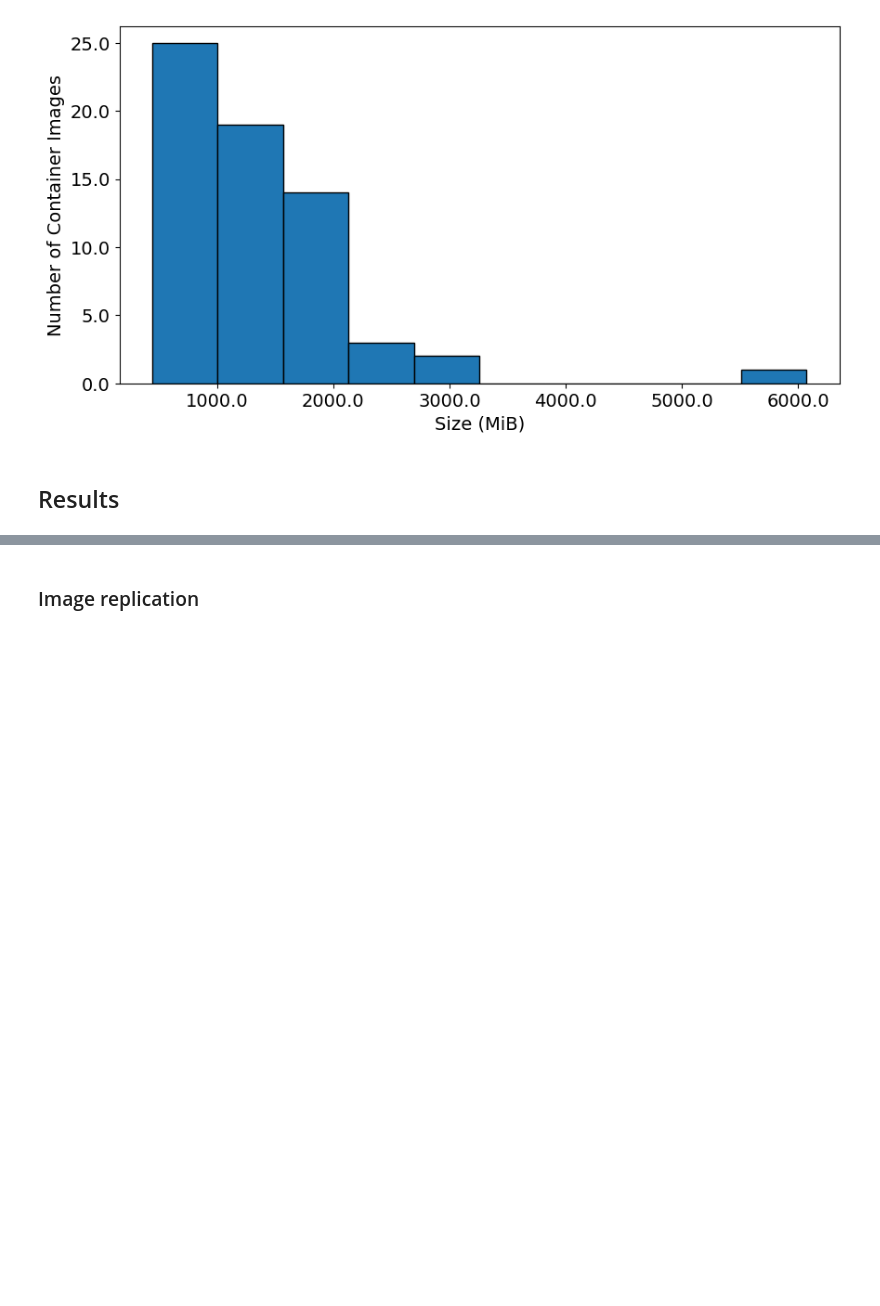
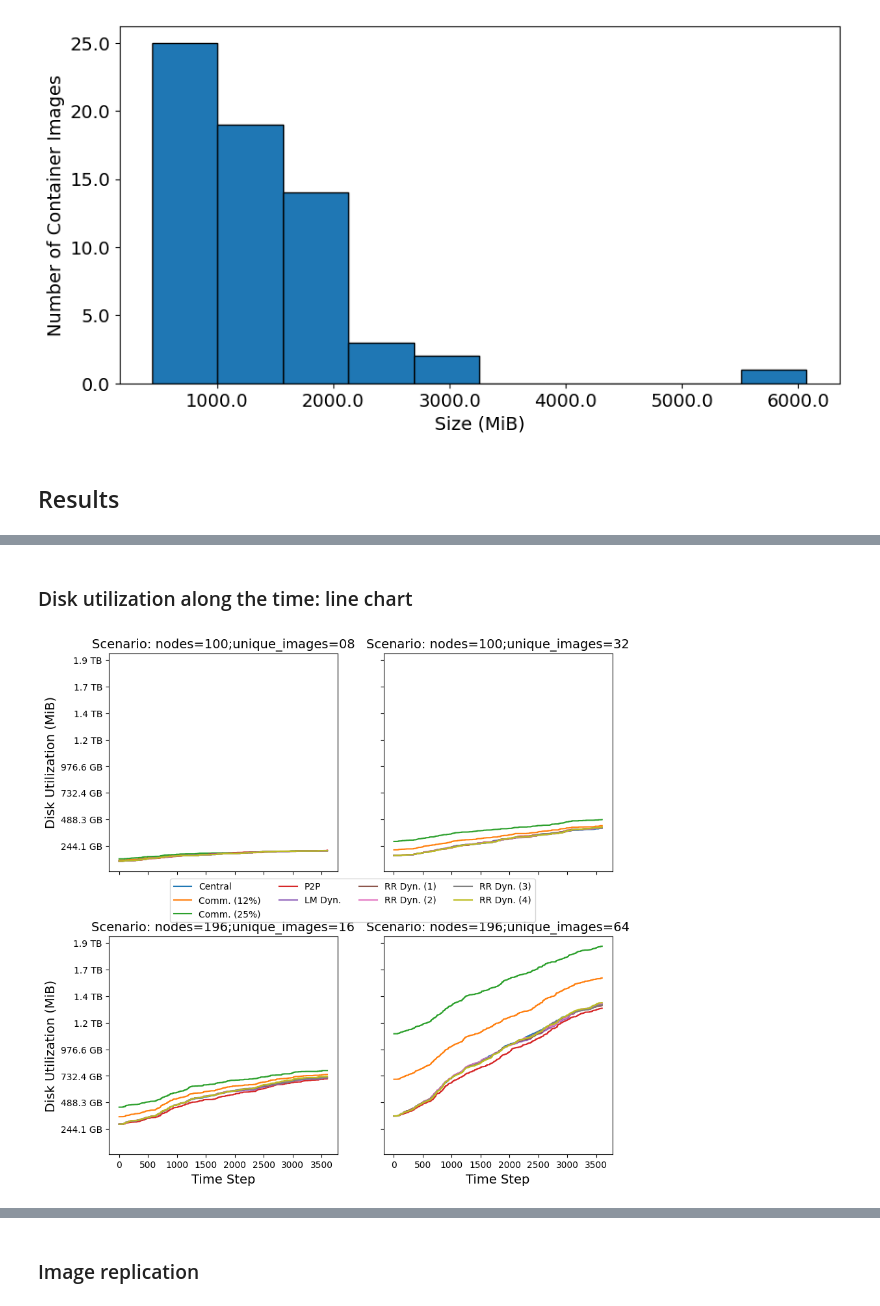
Before and after one commit to lucasroges/dynamic-registry-provisioning, a Jupyter notebook: analysis.ipynb, the cells around one changed output, grey strips where cells are left out. Drawn from its saved outputs; the diff is of its cells as text; code cells hidden in the pictures; blank space fills up the shorter version.

```diff
--- a/analysis.ipynb
+++ b/analysis.ipynb
@@ -800,0 +636,31 @@ plt.savefig(f"{base_dir}/server_utilization.pdf", bbox_inches='tight')
+# %% [markdown]
+### Disk utilization along the time: line chart
+# %%
+def sizeof_fmt(x, pos):
+    if x < 0:
+        return ""
+    for x_unit in ['MB', 'GB', 'TB']:
+        if x < 1024.0:
+            return "%3.1f %s" % (x, x_unit)
+        x /= 1024.0
+
+# TODO: check how to share labels
+fig, ax = plt.subplots(2, 2, figsize=(10, 10), sharex=True, sharey=True)
+
+for counter, (key, server_data) in enumerate(server_data_dfs.items()):
+    server_data[1].plot(ax=ax[counter // 2][counter % 2], legend=False)
+    customize_chart(
+        ax[counter // 2][counter % 2],
+        xlabel={"xlabel":"Time Step","fontdict":font_dict},
+        ylabel={"ylabel":"Disk Utilization (MiB)","fontdict":font_dict},
+        title={"label":f"Scenario: {key}","fontdict":font_dict},
+    )
+    ax[counter // 2][counter % 2].yaxis.set_major_formatter(mticker.FuncFormatter(sizeof_fmt))
+
+handles, _ = plt.gca().get_legend_handles_labels()
+fig.legend(handles, algorithm_labels, loc='center', ncols=4, bbox_to_anchor=(0.5, 0.5))
+plt.subplots_adjust(hspace=0.3)
+
+plt.savefig(f"{base_dir}/disk_utilization.pdf", bbox_inches='tight')
+# %% [output]
+[figure, added]
```
Also changed, not shown: parts of 79 cells of this notebook.
